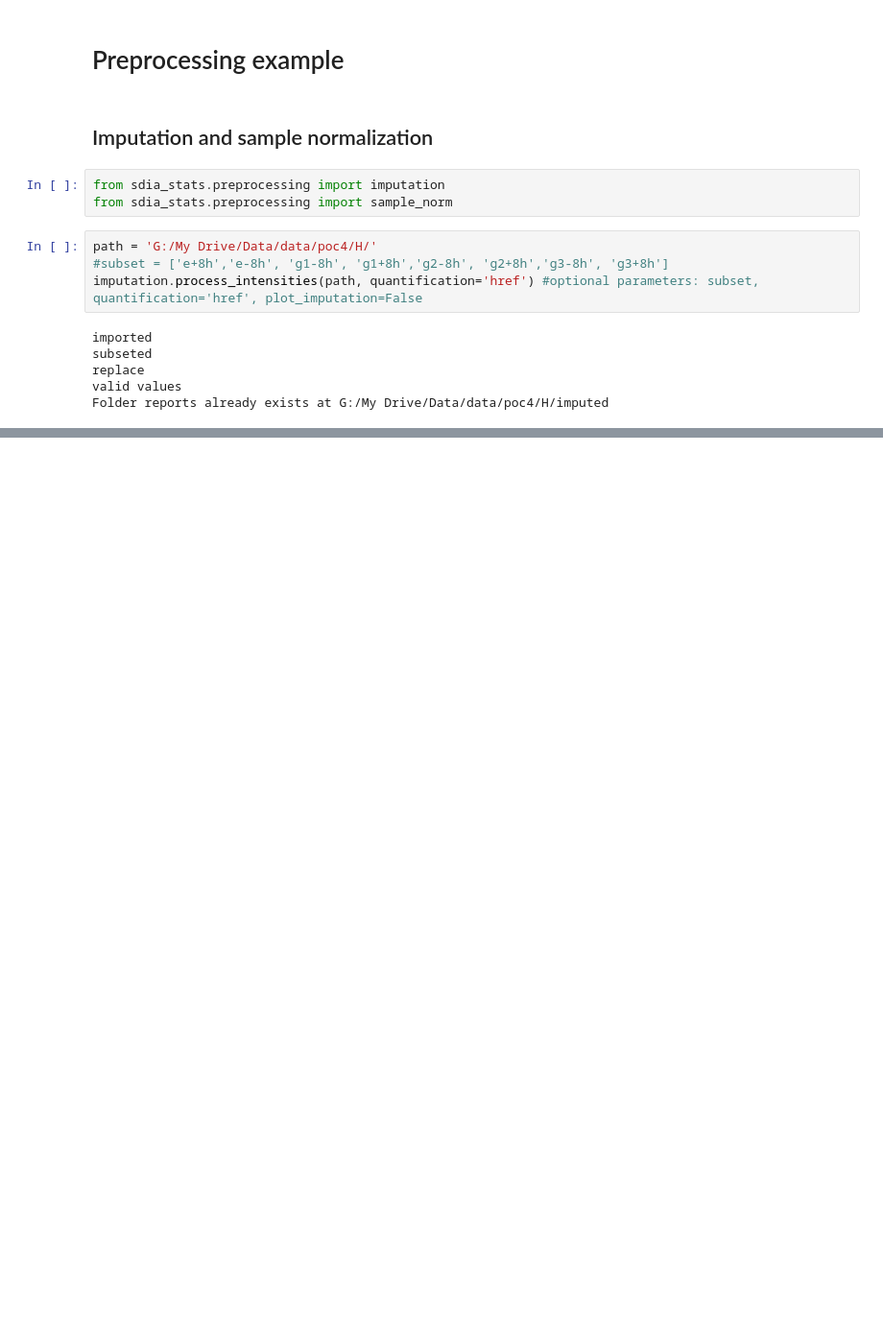
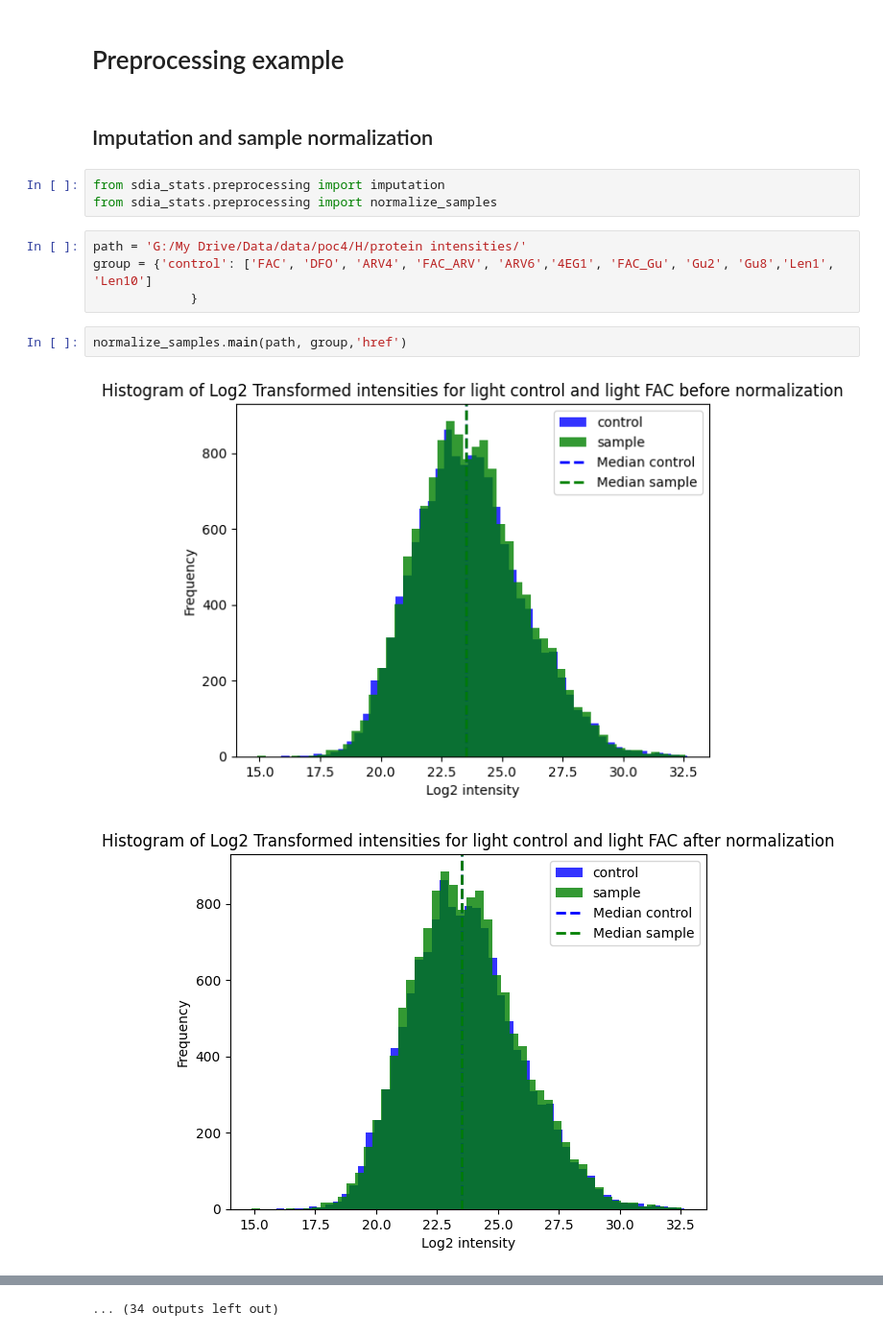
Before and after one commit to rkerrid/silac_dia_statistics, a Jupyter notebook: examples/preprocessing example.ipynb, the cells around one changed output, grey strips where cells are left out. Shown at 96% size. Drawn from its saved outputs; the diff is of its cells as text; blank space fills up the shorter version.

```diff
--- a/examples/preprocessing example.ipynb
+++ b/examples/preprocessing example.ipynb
@@ -4,14 +4,13 @@
 ## Imputation and sample normalization
 # %%
 from sdia_stats.preprocessing import imputation
-from sdia_stats.preprocessing import sample_norm
+from sdia_stats.preprocessing import normalize_samples
 # %%
-path = 'G:/My Drive/Data/data/poc4/H/'
-#subset = ['e+8h','e-8h', 'g1-8h', 'g1+8h','g2-8h', 'g2+8h','g3-8h', 'g3+8h']
-imputation.process_intensities(path, quantification='href') #optional parameters: subset, quantification='href', plot_imputation=False
+path = 'G:/My Drive/Data/data/poc4/H/protein intensities/'
+group = {'control': ['FAC', 'DFO', 'ARV4', 'FAC_ARV', 'ARV6','4EG1', 'FAC_Gu', 'Gu2', 'Gu8','Len1', 'Len10']
+             }
-# %% [output]
-imported
-subseted
-replace
-valid values
-Folder reports already exists at G:/My Drive/Data/data/poc4/H/imputed
+# %%
+normalize_samples.main(path, group,'href')
+# %% [output]
+[figure, added]
+[figure, added]
@@ -18 +27,2 @@ Folder reports already exists at G:/My Drive/Data/data/poc4/H/imputed
+... (34 outputs left out)
 # %%
```
Also changed, not shown: parts of 2 cells of this notebook, 13 other files.
